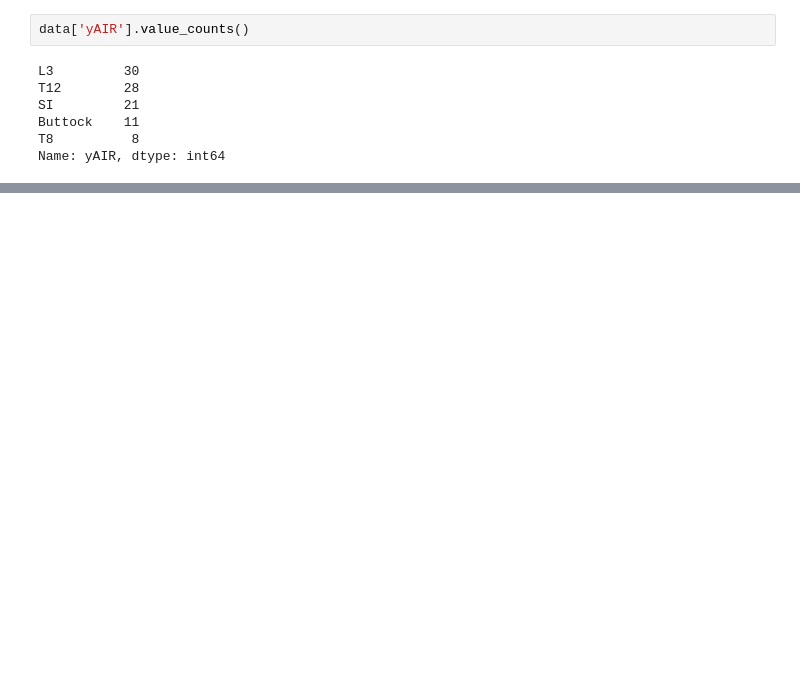
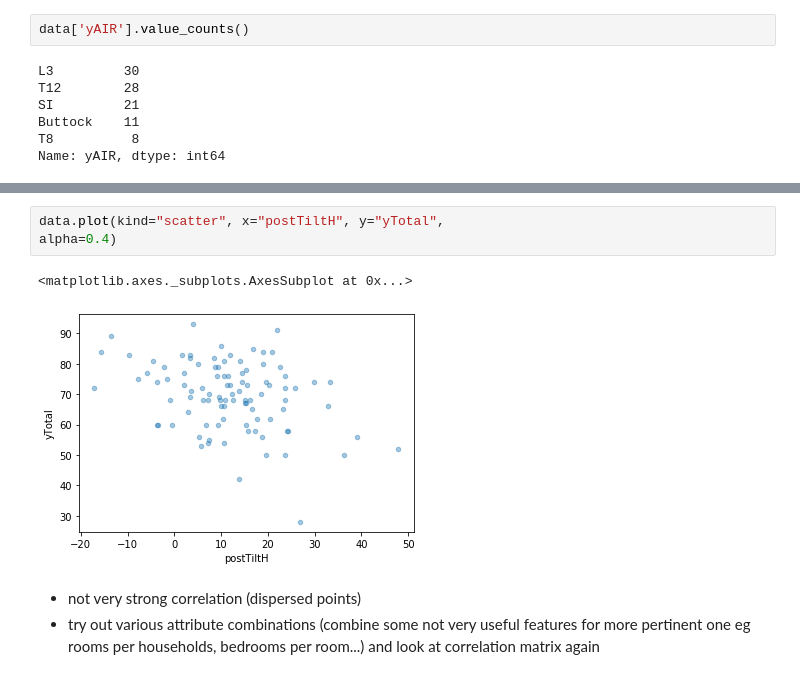
Before and after one commit to DavidSabbagh/Prosthesis-prognosis, a Jupyter notebook: jdw.ipynb, the cells around one changed output, grey strips where cells are left out. Cells and saved outputs as stored; diff of their text form; blank space fills up the shorter version.

```diff
--- a/jdw.ipynb
+++ b/jdw.ipynb
@@ -126,0 +170,9 @@ plt.show()
+# %%
+data.plot(kind="scatter", x="postTiltH", y="yTotal",
+alpha=0.4)
+# %% [output]
+<matplotlib.axes._subplots.AxesSubplot at 0x...>
+[figure, added]
+# %% [markdown]
+- not very strong correlation (dispersed points)
+- try out various attribute combinations (combine some not very useful features for more pertinent one eg rooms per households, bedrooms per room...) and look at correlation matrix again
```
Also changed, not shown: parts of 14 cells of this notebook.
